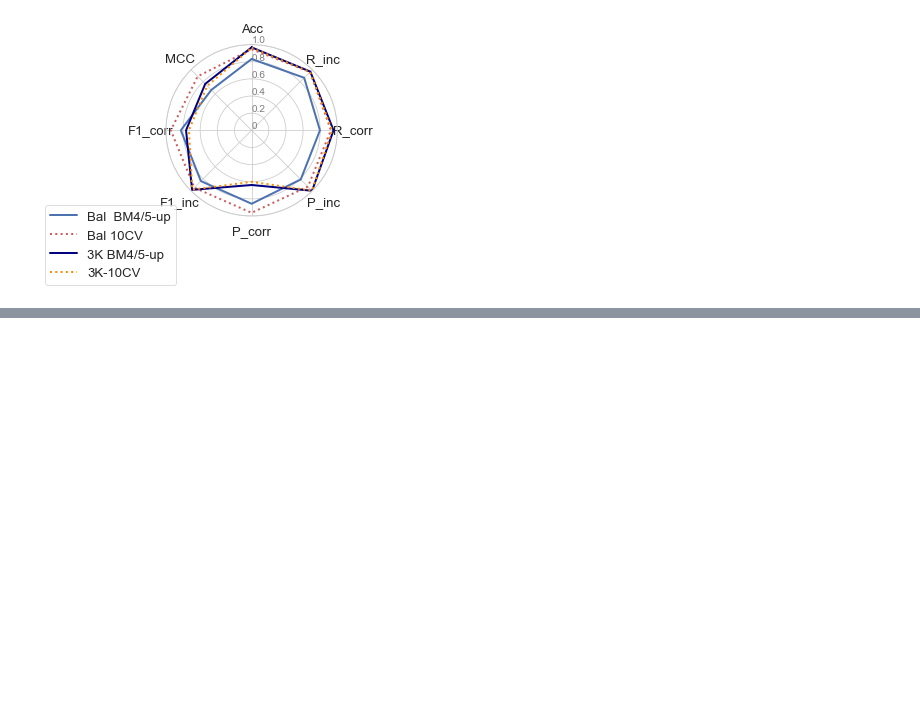
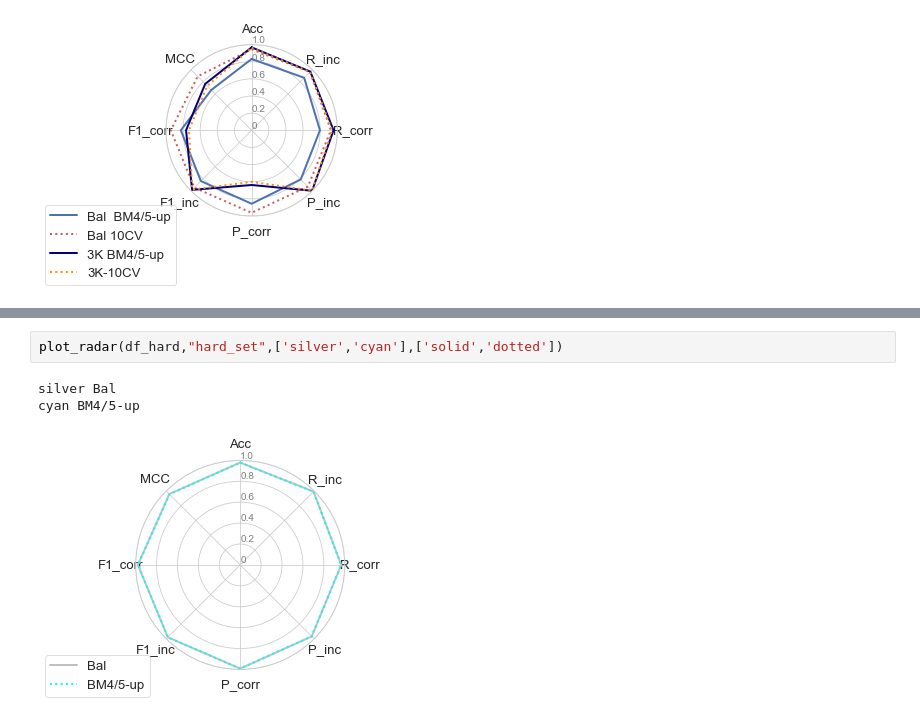
Before and after one commit to D-Barradas/DataViz, a Jupyter notebook: Radar_plots/Radar_plot_2021.ipynb, the cells around one changed output, grey strips where cells are left out. Cells and saved outputs as stored; diff of their text form; blank space fills up the shorter version.

```diff
--- a/Radar_plots/Radar_plot_2021.ipynb
+++ b/Radar_plots/Radar_plot_2021.ipynb
@@ -123,0 +142,6 @@ darkorange 3K-10CV
+# %%
+plot_radar(df_hard,"hard_set",['silver','cyan'],['solid','dotted'])
+# %% [output]
+silver Bal
+cyan BM4/5-up
+[figure, added]
```
Also changed, not shown: parts of 9 cells of this notebook.
